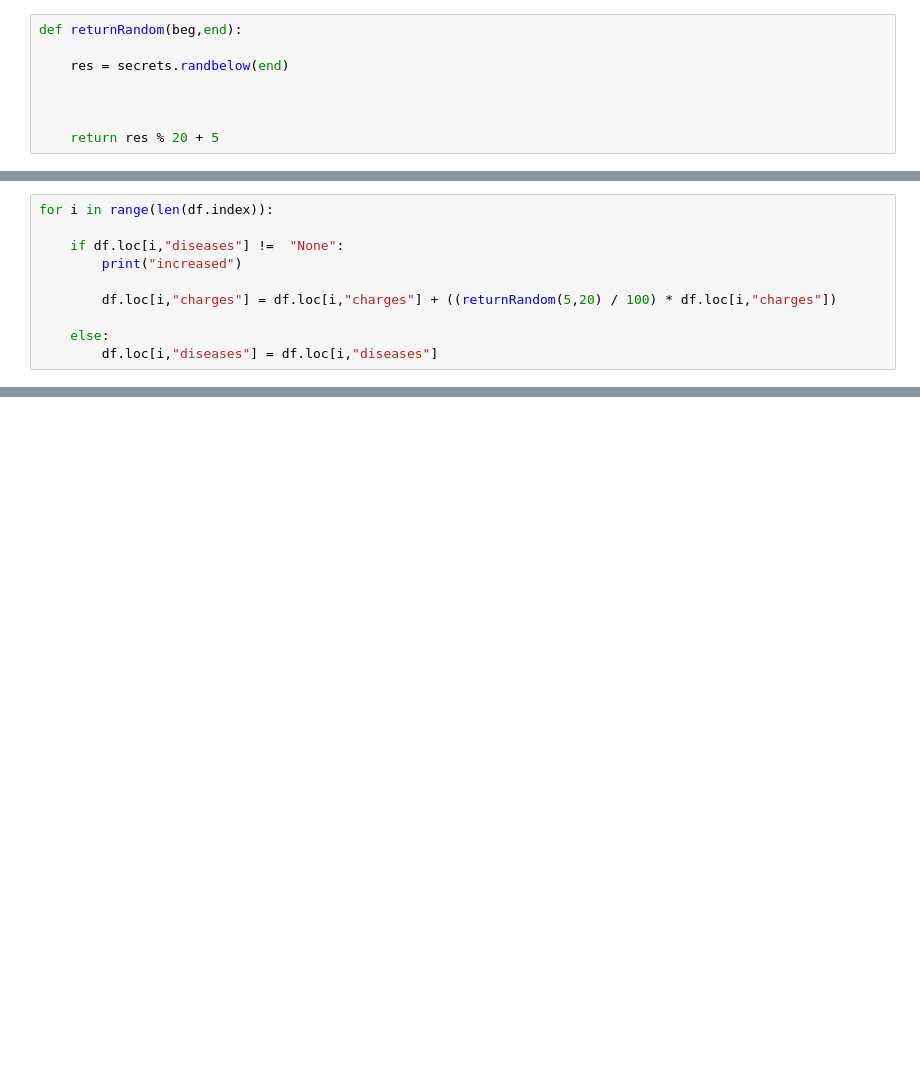
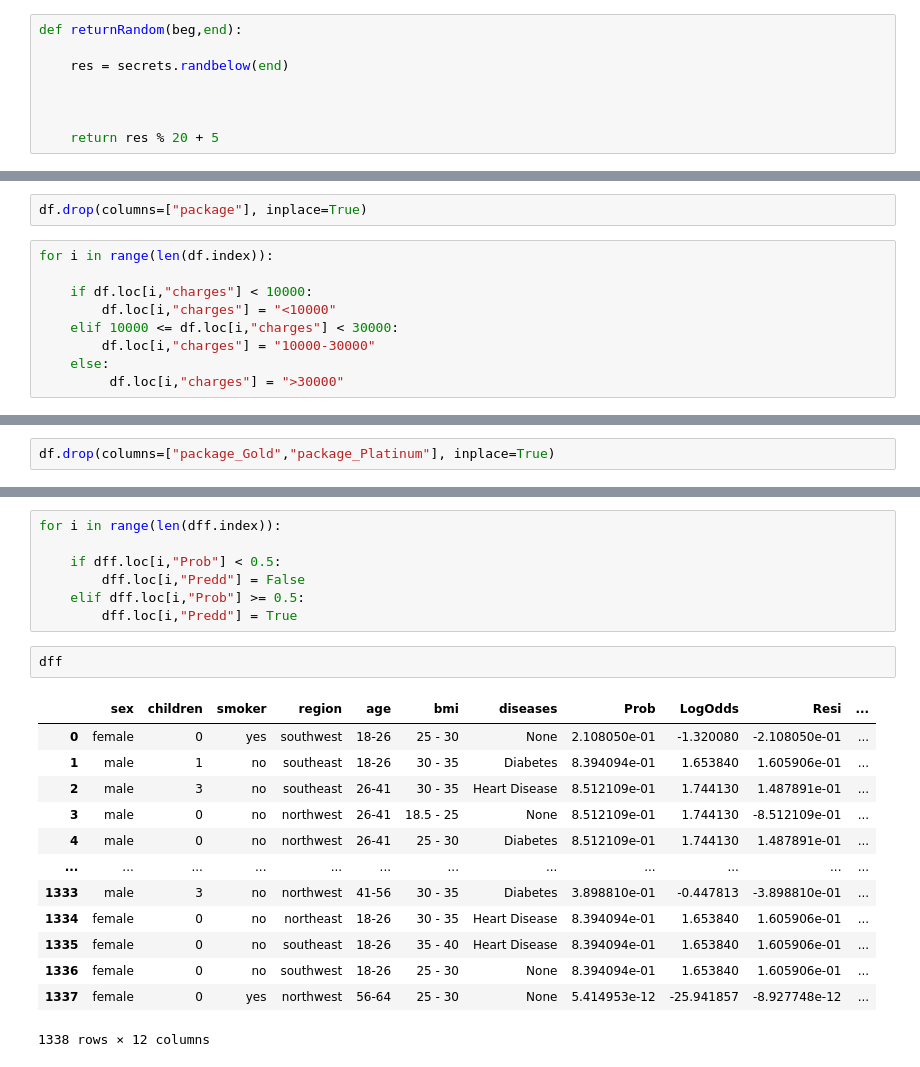
Before and after one commit to radiaated/MedicalInsurancePricePrediction, a Jupyter notebook: algo/p2pp.ipynb, the cells around one changed output, grey strips where cells are left out. Cells and saved outputs as stored; diff of their text form; blank space fills up the shorter version.

```diff
--- a/algo/p2pp.ipynb
+++ b/algo/p2pp.ipynb
@@ -111,10 +156,11 @@ len(df[df["diseases"] != "None"])
+# %%
+df.drop(columns=["package"], inplace=True)
 # %%
 for i in range(len(df.index)):
 
-    if df.loc[i,"diseases"] !=  "None":
-        print("increased")
-
-        df.loc[i,"charges"] = df.loc[i,"charges"] + ((returnRandom(5,20) / 100) * df.loc[i,"charges"])
-
+    if df.loc[i,"charges"] < 10000:
+        df.loc[i,"charges"] = "<10000"
+    elif 10000 <= df.loc[i,"charges"] < 30000:
+        df.loc[i,"charges"] = "10000-30000"
     else:
-        df.loc[i,"diseases"] = df.loc[i,"diseases"]
+         df.loc[i,"charges"] = ">30000"
@@ -162,0 +172,2 @@ print(returnRandom(5,20))
+# %%
+df.drop(columns=["package_Gold","package_Platinum"], inplace=True)
@@ -162,0 +256,23 @@ print(returnRandom(5,20))
+# %%
+for i in range(len(dff.index)):
+
+    if dff.loc[i,"Prob"] < 0.5:
+        dff.loc[i,"Predd"] = False
+    elif dff.loc[i,"Prob"] >= 0.5:
+        dff.loc[i,"Predd"] = True
+# %%
+dff
+# %% [output]
+|  | sex | children | smoker | region | age | bmi | diseases | Prob | LogOdds | Resi | ... |
+| 0 | female | 0 | yes | southwest | 18-26 | 25 - 30 | None | 2.108050e-01 | -1.320080 | -2.108050e-01 | ... |
+| 1 | male | 1 | no | southeast | 18-26 | 30 - 35 | Diabetes | 8.394094e-01 | 1.653840 | 1.605906e-01 | ... |
+| 2 | male | 3 | no | southeast | 26-41 | 30 - 35 | Heart Disease | 8.512109e-01 | 1.744130 | 1.487891e-01 | ... |
+| 3 | male | 0 | no | northwest | 26-41 | 18.5 - 25 | None | 8.512109e-01 | 1.744130 | -8.512109e-01 | ... |
+| 4 | male | 0 | no | northwest | 26-41 | 25 - 30 | Diabetes | 8.512109e-01 | 1.744130 | 1.487891e-01 | ... |
+| ... | ... | ... | ... | ... | ... | ... | ... | ... | ... | ... | ... |
+| 1333 | male | 3 | no | northwest | 41-56 | 30 - 35 | Diabetes | 3.898810e-01 | -0.447813 | -3.898810e-01 | ... |
+| 1334 | female | 0 | no | northeast | 18-26 | 30 - 35 | Heart Disease | 8.394094e-01 | 1.653840 | 1.605906e-01 | ... |
+| 1335 | female | 0 | no | southeast | 18-26 | 35 - 40 | Heart Disease | 8.394094e-01 | 1.653840 | 1.605906e-01 | ... |
+| 1336 | female | 0 | no | southwest | 18-26 | 25 - 30 | None | 8.394094e-01 | 1.653840 | 1.605906e-01 | ... |
+| 1337 | female | 0 | yes | northwest | 56-64 | 25 - 30 | None | 5.414953e-12 | -25.941857 | -8.927748e-12 | ... |
+1338 rows × 12 columns
```
Also changed, not shown: parts of 16 cells of this notebook, 32 other files.
